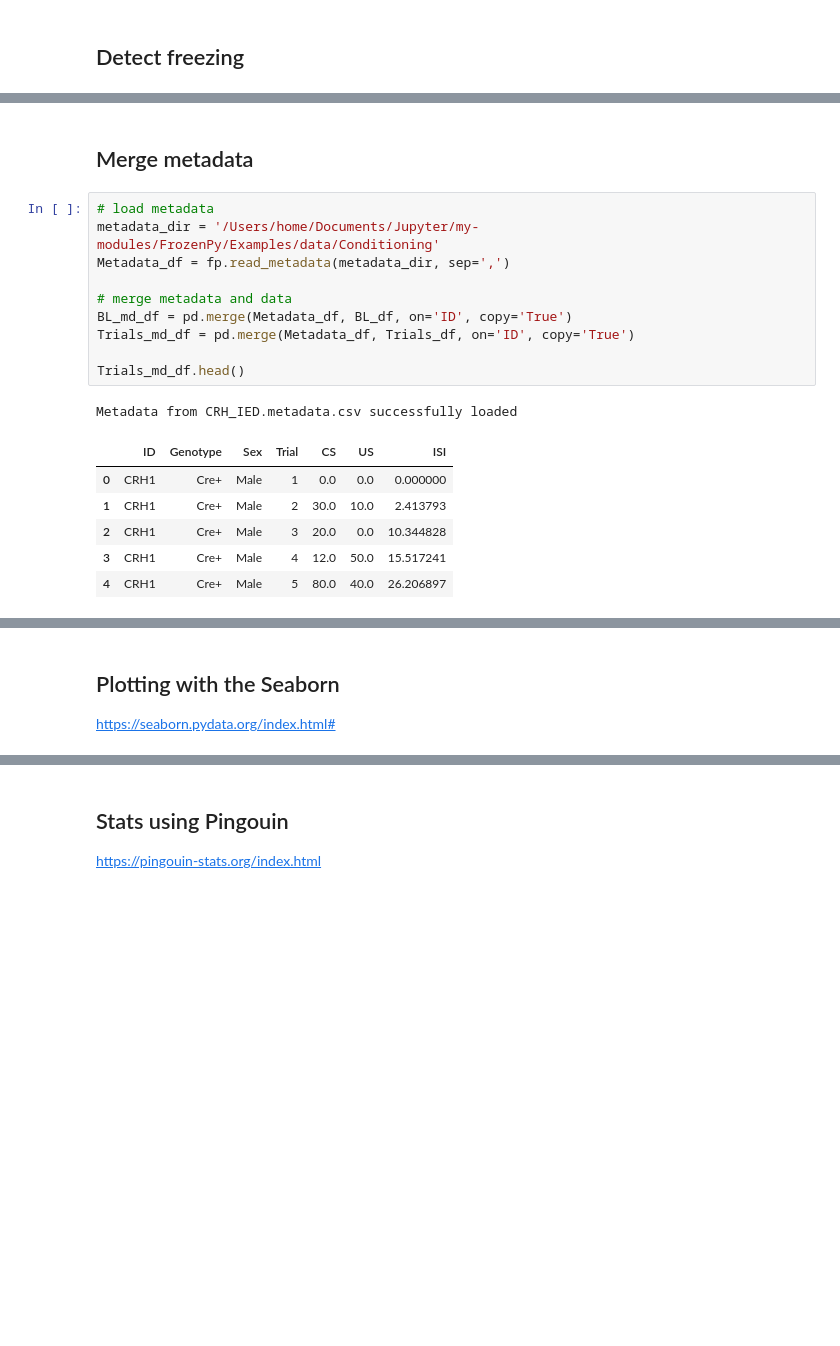
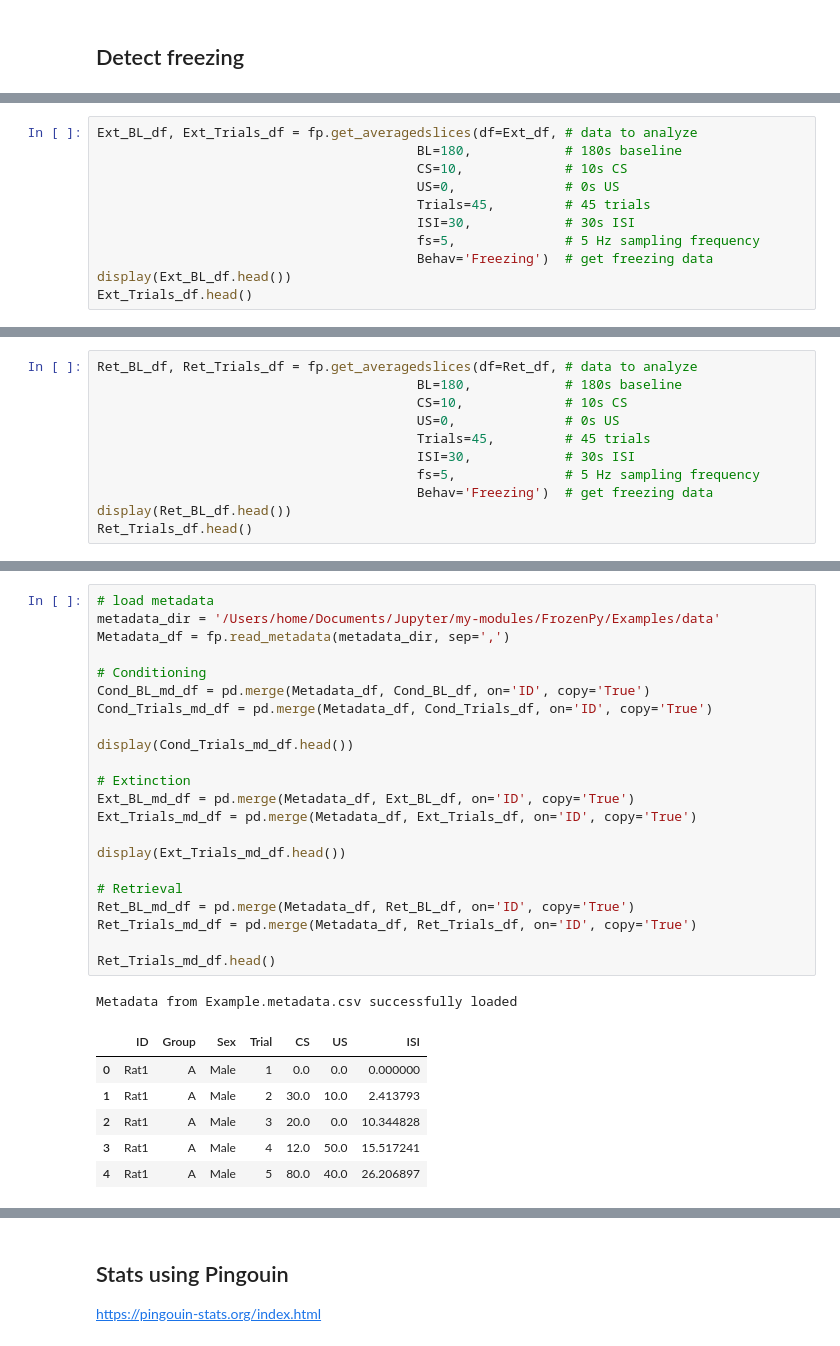
Before and after one commit to MicTott/FrozenPy, a Jupyter notebook: Examples/Conditioning_example.ipynb, the cells around one changed output, grey strips where cells are left out. Saved outputs shown, nothing was run; the diff lists cells and outputs as text; blank space fills up the shorter version.

Commit message:
overhauling example notebook(s)

```diff
--- a/Examples/Conditioning_example.ipynb
+++ b/Examples/Conditioning_example.ipynb
@@ -52,0 +152,11 @@ Cond_df.head()
+# %%
+Ext_BL_df, Ext_Trials_df = fp.get_averagedslices(df=Ext_df, # data to analyze
+                                         BL=180,            # 180s baseline
+                                         CS=10,             # 10s CS
+                                         US=0,              # 0s US
+                                         Trials=45,         # 45 trials
+                                         ISI=30,            # 30s ISI
+                                         fs=5,              # 5 Hz sampling frequency
+                                         Behav='Freezing')  # get freezing data
+display(Ext_BL_df.head())
+Ext_Trials_df.head()
@@ -52,0 +178,11 @@ Cond_df.head()
+# %%
+Ret_BL_df, Ret_Trials_df = fp.get_averagedslices(df=Ret_df, # data to analyze
+                                         BL=180,            # 180s baseline
+                                         CS=10,             # 10s CS
+                                         US=0,              # 0s US
+                                         Trials=45,         # 45 trials
+                                         ISI=30,            # 30s ISI
+                                         fs=5,              # 5 Hz sampling frequency
+                                         Behav='Freezing')  # get freezing data
+display(Ret_BL_df.head())
+Ret_Trials_df.head()
@@ -80,20 +204,30 @@ Trials_df.head()
-# %% [markdown]
-## Merge metadata
 # %%
 # load metadata
-metadata_dir = '/Users/home/Documents/Jupyter/my-modules/FrozenPy/Examples/data/Conditioning'
+metadata_dir = '/Users/home/Documents/Jupyter/my-modules/FrozenPy/Examples/data'
 Metadata_df = fp.read_metadata(metadata_dir, sep=',')
 
-# merge metadata and data
-BL_md_df = pd.merge(Metadata_df, BL_df, on='ID', copy='True')
-Trials_md_df = pd.merge(Metadata_df, Trials_df, on='ID', copy='True')
+# Conditioning
+Cond_BL_md_df = pd.merge(Metadata_df, Cond_BL_df, on='ID', copy='True')
+Cond_Trials_md_df = pd.merge(Metadata_df, Cond_Trials_df, on='ID', copy='True')
 
-Trials_md_df.head()
+display(Cond_Trials_md_df.head())
+
+# Extinction
+Ext_BL_md_df = pd.merge(Metadata_df, Ext_BL_df, on='ID', copy='True')
+Ext_Trials_md_df = pd.merge(Metadata_df, Ext_Trials_df, on='ID', copy='True')
+
+display(Ext_Trials_md_df.head())
+
+# Retrieval
+Ret_BL_md_df = pd.merge(Metadata_df, Ret_BL_df, on='ID', copy='True')
+Ret_Trials_md_df = pd.merge(Metadata_df, Ret_Trials_df, on='ID', copy='True')
+
+Ret_Trials_md_df.head()
 # %% [output]
-Metadata from CRH_IED.metadata.csv successfully loaded
+Metadata from Example.metadata.csv successfully loaded
-|  | ID | Genotype | Sex | Trial | CS | US | ISI |
-| 0 | CRH1 | Cre+ | Male | 1 | 0.0 | 0.0 | 0.000000 |
-| 1 | CRH1 | Cre+ | Male | 2 | 30.0 | 10.0 | 2.413793 |
-| 2 | CRH1 | Cre+ | Male | 3 | 20.0 | 0.0 | 10.344828 |
-| 3 | CRH1 | Cre+ | Male | 4 | 12.0 | 50.0 | 15.517241 |
-| 4 | CRH1 | Cre+ | Male | 5 | 80.0 | 40.0 | 26.206897 |
+|  | ID | Group | Sex | Trial | CS | US | ISI |
+| 0 | Rat1 | A | Male | 1 | 0.0 | 0.0 | 0.000000 |
+| 1 | Rat1 | A | Male | 2 | 30.0 | 10.0 | 2.413793 |
+| 2 | Rat1 | A | Male | 3 | 20.0 | 0.0 | 10.344828 |
+| 3 | Rat1 | A | Male | 4 | 12.0 | 50.0 | 15.517241 |
+| 4 | Rat1 | A | Male | 5 | 80.0 | 40.0 | 26.206897 |
@@ -100,4 +245,0 @@ Metadata from CRH_IED.metadata.csv successfully loaded
-# %% [markdown]
-## Plotting with the Seaborn
-
-https://seaborn.pydata.org/index.html#
```
Also changed, not shown: parts of 32 cells of this notebook, 23 other files.
